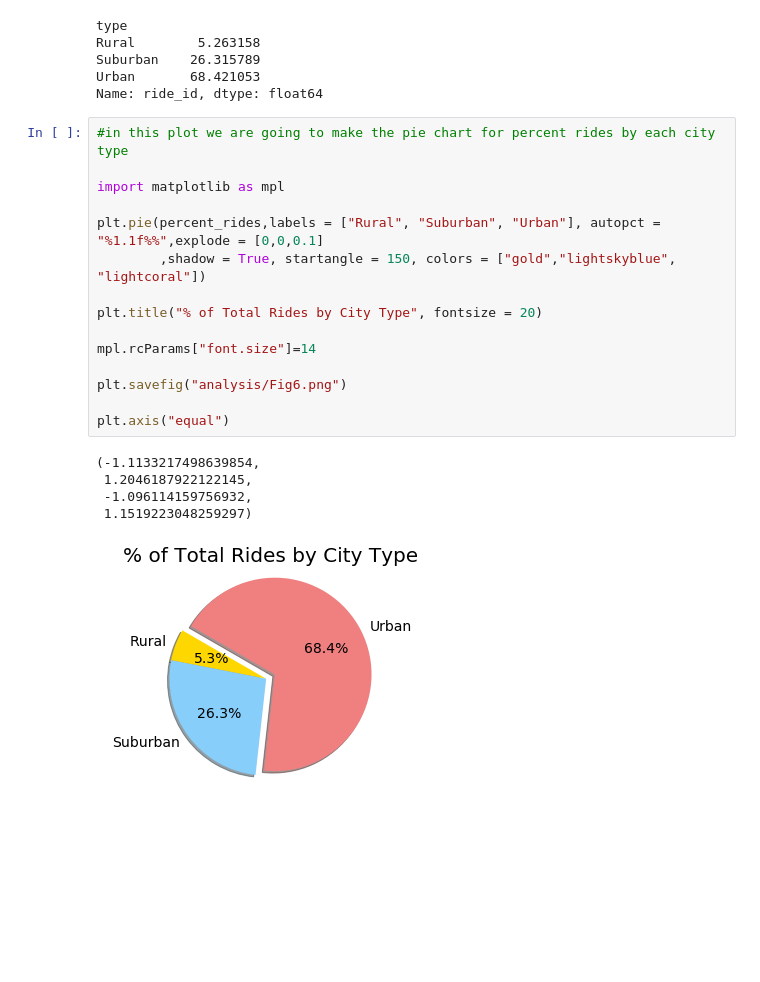
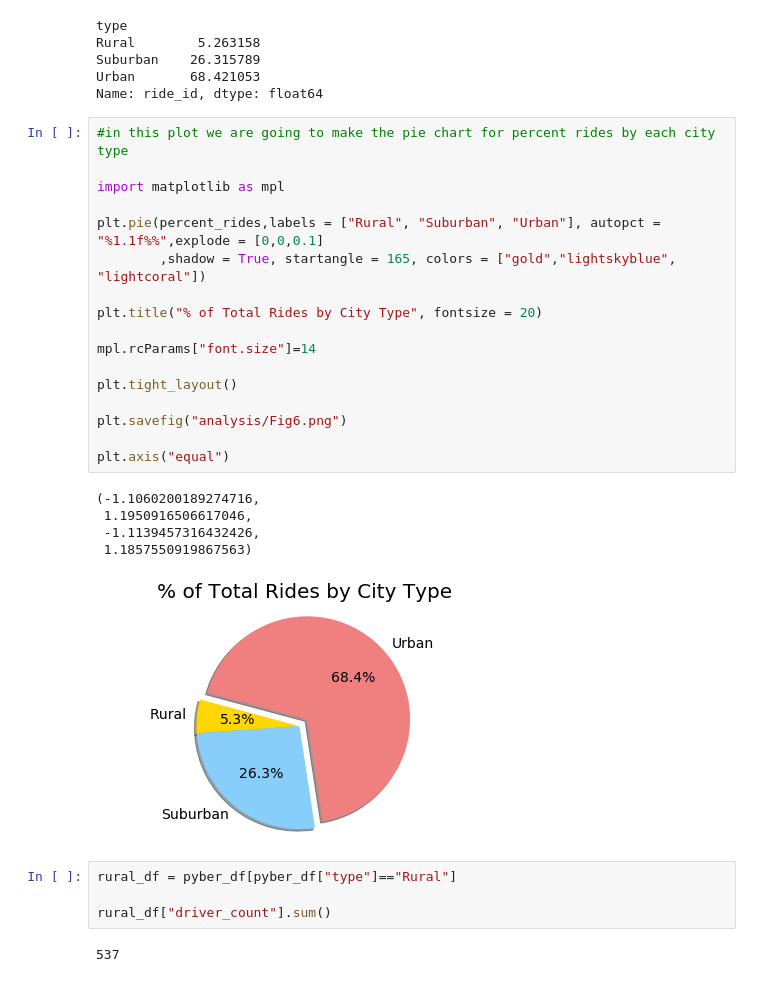
Before and after one commit to willmino/Pyber_Analysis, a Jupyter notebook: Pyber.ipynb, the cells around one changed output. Cells and saved outputs as stored; diff of their text form; blank space fills up the shorter version.

```diff
--- a/Pyber.ipynb
+++ b/Pyber.ipynb
@@ -1085,21 +1085,29 @@ Name: ride_id, dtype: float64
 # %%
 #in this plot we are going to make the pie chart for percent rides by each city type
 
 import matplotlib as mpl
 
 plt.pie(percent_rides,labels = ["Rural", "Suburban", "Urban"], autopct = "%1.1f%%",explode = [0,0,0.1]
-        ,shadow = True, startangle = 150, colors = ["gold","lightskyblue", "lightcoral"])
+        ,shadow = True, startangle = 165, colors = ["gold","lightskyblue", "lightcoral"])
 
 plt.title("% of Total Rides by City Type", fontsize = 20)
 
 mpl.rcParams["font.size"]=14
 
+plt.tight_layout()
+
 plt.savefig("analysis/Fig6.png")
 
 plt.axis("equal")
 # %% [output]
-(-1.1133217498639854,
- 1.2046187922122145,
- -1.096114159756932,
- 1.1519223048259297)
+(-1.1060200189274716,
+ 1.1950916506617046,
+ -1.1139457316432426,
+ 1.1857550919867563)
-[figure, old version]
+[figure, new version]
+# %%
+rural_df = pyber_df[pyber_df["type"]=="Rural"]
+
+rural_df["driver_count"].sum()
+# %% [output]
+537
```
Also changed, not shown: parts of 7 cells of this notebook, 4 other files.
